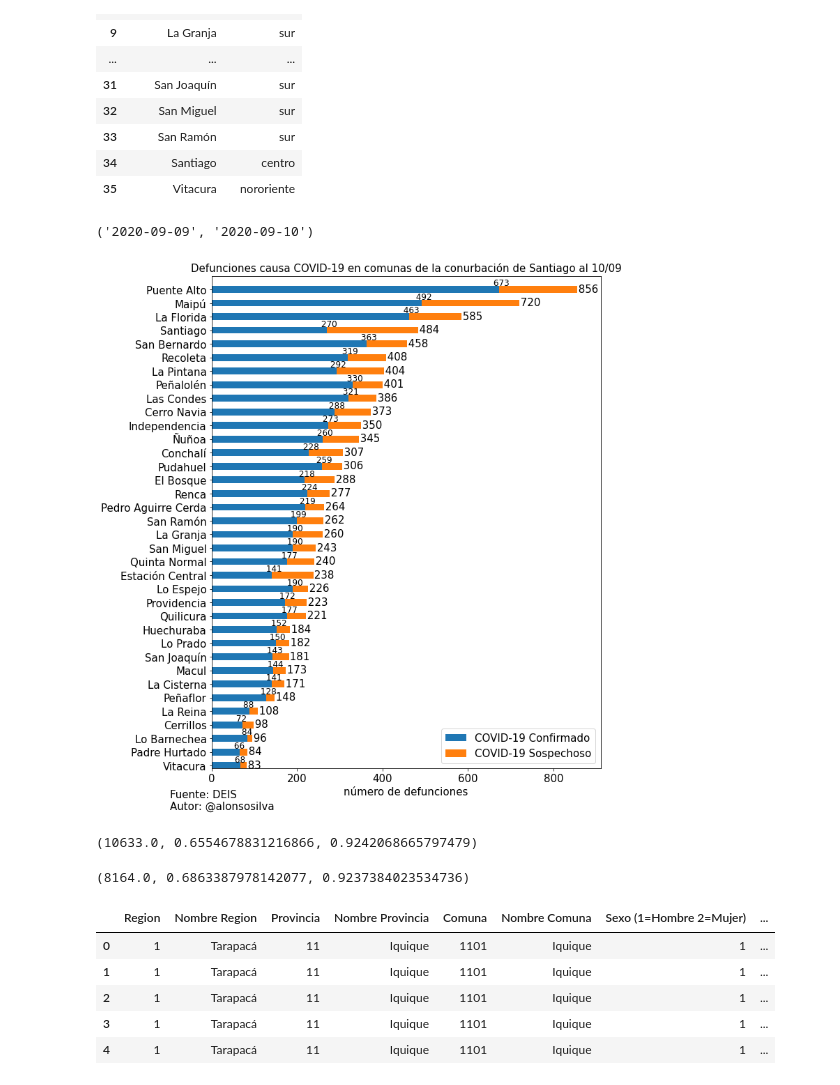
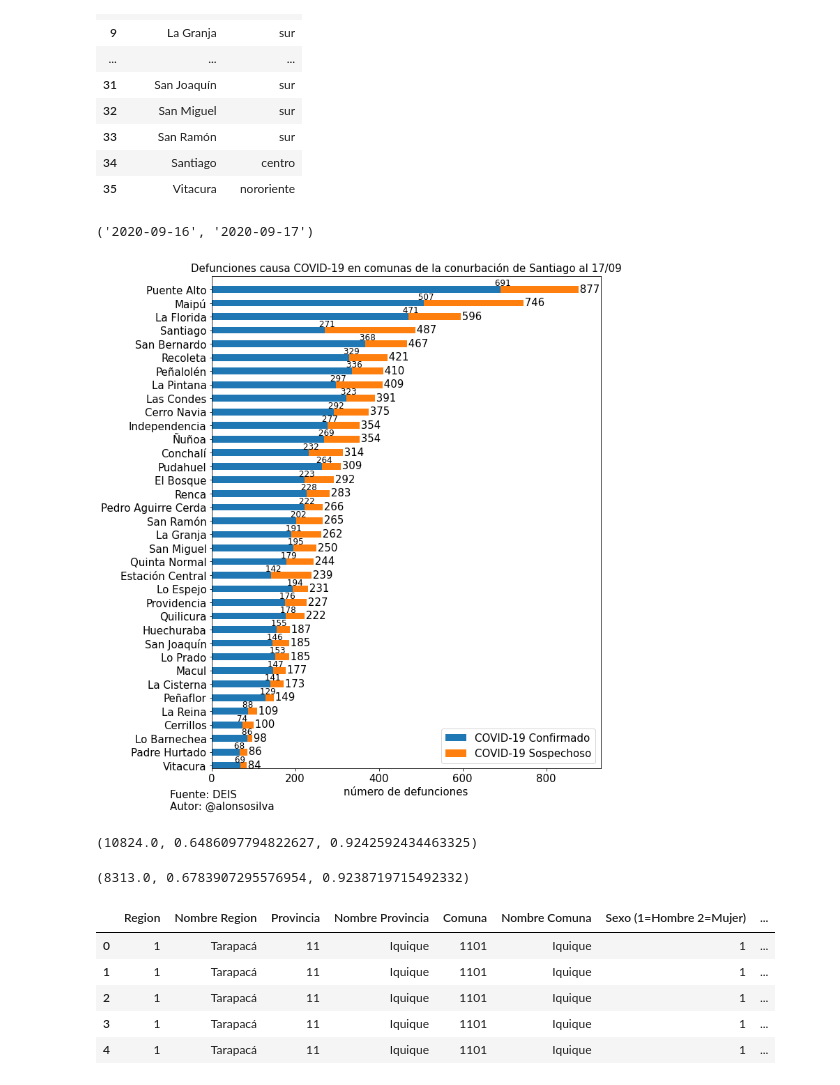
Before and after one commit to alonsosilvaallende/Desigualdad-Covid19, a Jupyter notebook: Tasa_de_mortalidad_ajustada_diferenciando_confirmado_y_sospechoso.ipynb, the cells around one changed output. Drawn from its saved outputs; the diff is of its cells as text; code cells hidden in the pictures.

```diff
--- a/Tasa_de_mortalidad_ajustada_diferenciando_confirmado_y_sospechoso.ipynb
+++ b/Tasa_de_mortalidad_ajustada_diferenciando_confirmado_y_sospechoso.ipynb
@@ -51,7 +50,7 @@ with a new one
 Extracting  Diccionario de Datos BBDD-COVID19 liberada.xlsx              99  OK
 All OK
 # %%
-data_raw = pd.read_csv("DEFUNCIONES_FUENTE_DEIS_2016_2020_10092020.csv",
+data_raw = pd.read_csv("DEFUNCIONES_FUENTE_DEIS_2016_2020_17092020.csv",
                        header=None,
                        names=["año", "fecha", "genero", "edad_tipo", "edad", "comuna_codigo", "comuna", "region", "c_causa_detalle", "c_capitulo", "causa", "Unnamed: 11","Unnamed: 12","c_causa","Unnamed: 14","Unnamed: 15","causa_1", "Unnamed: 17", "Unnamed: 18", "Unnamed: 19", "Unnamed: 20", "Unnamed: 21", "Unnamed: 22", "Unnamed: 23", "Unnamed: 24", "Unnamed: 25"],
                        encoding='iso-8859-1', sep=";")
@@ -165,33 +164,33 @@ last_date = pd.to_datetime(data_RM["fecha"], format='%Y-%m-%d').sort_values().il
 report_date = (pd.to_datetime(last_date) + pd.DateOffset(days=1)).strftime('%Y-%m-%d')
 last_date, report_date
 # %% [output]
-('2020-09-09', '2020-09-10')
+('2020-09-16', '2020-09-17')
 # %%
 fig, ax = plt.subplots(figsize=(10,13))
 df[["COVID-19 Confirmado", "COVID-19 Sospechoso"]].plot.barh(stacked=True, ax=ax)
 for i, val in enumerate(df['COVID-19 Confirmado']):
     ax.text(val-20, i+0.28,f" {val:.0f}", fontsize=12)
 for i, val in enumerate(df['Total']):
     ax.text(val-5, i-0.2,f" {val:.0f}", fontsize=15)
 ax.legend(fontsize=15)
-ax.set_xlim(0,910)
+ax.set_xlim(0,930)
 ax.set_ylim(-.2,len(df))
 ax.set_ylabel("", fontsize=15)
 ax.set_xlabel("número de defunciones", fontsize=15)
 ax.set_title(f"Defunciones causa COVID-19 en comunas de la conurbación de Santiago al {pd.to_datetime(report_date).strftime('%d/%m')}", fontsize=15)
 plt.annotate('Fuente: DEIS\nAutor: @alonsosilva', (0,0), (-60,-30), xycoords='axes fraction', textcoords='offset points', va='top', fontsize=15)
 # plt.savefig('2020-09-10-Muertes-por-comuna.png', bbox_inches='tight', format='png', dvi=8000)
 plt.show()
 # %% [output]
-[figure, old version]
+[figure, new version]
 # %%
 df["Total"].sum(), df["Total"].sum()/len(data_raw.query("c_causa == 'U07'")), df["Total"].sum()/len(data_RM)
 # %% [output]
-(10633.0, 0.6554678831216866, 0.9242068665797479)
+(10824.0, 0.6486097794822627, 0.9242592434463325)
 # %%
 df["COVID-19 Confirmado"].sum(), df["COVID-19 Confirmado"].sum()/len(data_raw.query("c_causa_detalle == 'U071'")), df["COVID-19 Confirmado"].sum()/len(data_raw.query("c_causa_detalle == 'U071' & region == 'Metropolitana de Santiago'"))
 # %% [output]
-(8164.0, 0.6863387978142077, 0.9237384023534736)
+(8313.0, 0.6783907295576954, 0.9238719715492332)
 # %%
 # download INE 2017 county population data
 county_population_raw = pd.read_csv(
```
Also changed, not shown: parts of 46 cells of this notebook.
